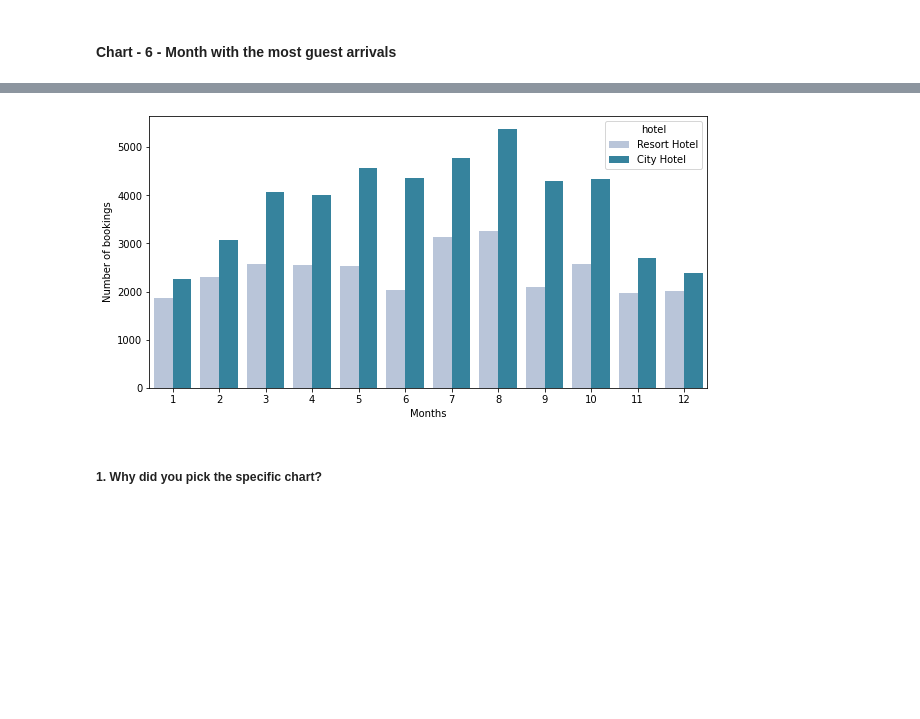
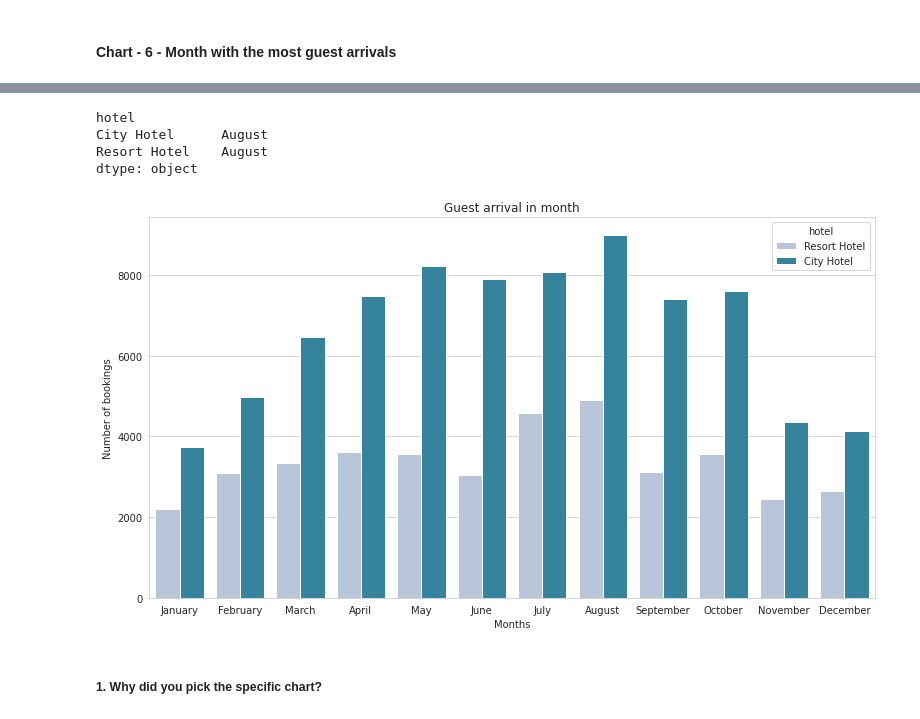
Before and after one commit to ansarshaikh95/EDA-Hotel-booking-analysis, a Jupyter notebook: EDA_Hotel_booking_Analysis.ipynb, the cells around one changed output, grey strips where cells are left out. Cells and saved outputs as stored; diff of their text form; code cells hidden in the pictures; blank space fills up the shorter version.

```diff
--- a/EDA_Hotel_booking_Analysis.ipynb
+++ b/EDA_Hotel_booking_Analysis.ipynb
@@ -910,18 +901,0 @@ df['kids'] = df['children'] + df['babies']
-# %%
-# Creating total_members column
-
-df['total_members'] = df['kids'] + df['adults']
-# %%
-# Total nights per booking
-
-df['total_nights'] = df['stays_in_week_nights'] + df['stays_in_weekend_nights']
-# %%
-# Changing arrival_date_month column to show month number instead of month name
-
-import datetime as dt
-
-df['arrival_date_month'] = df['arrival_date'].dt.month
-# %%
-# Creating family column
-
-df['family'] = np.where(df['kids'] > 0, '1', '0')
@@ -936,17 +902,52 @@ canceled_bookings = df[df['is_canceled'] == '1']
+# %%
+# Group the data by hotel and arrival month and sum the adults and children columns
+monthly_guests = df.groupby(['hotel', 'arrival_date_month'])[['adults', 'children']].sum()
+
+# Add a column for the total number of guests
+monthly_guests['total_guests'] = monthly_guests['adults'] + monthly_guests['children']
+
+# Reset the index to make hotel and month columns into regular columns
+monthly_guests = monthly_guests.reset_index()
+
+# Pivot the data to make the months into columns and the hotels into rows
+monthly_guests_pivot = monthly_guests.pivot(index='arrival_date_month', columns='hotel', values='total_guests')
+
+# Reorder the months from January to December
+month_order = ['January', 'February', 'March', 'April', 'May', 'June', 'July', 'August', 'September', 'October', 'November', 'December']
+monthly_guests_pivot = monthly_guests_pivot.reindex(month_order)
+
+# Print out the month with the highest number of guests for each hotel
+print(monthly_guests_pivot.idxmax())
+# %% [output]
+hotel
+City Hotel      August
+Resort Hotel    August
+dtype: object
 # %%
 # Chart - 6 visualization code
 
-plt.figure(figsize = (10, 5))
+# Setting figure size
+plt.figure(figsize = (13, 7))
 
-sns.countplot(x = 'arrival_date_month', data = confirmed_bookings, hue = 'hotel', palette = 'PuBuGn')
+# Setting up month order
+month_order = ['January', 'February', 'March', 'April', 'May', 'June', 'July', 'August', 'September', 'October', 'November', 'December']
 
+#Plotting countplot for most guest arrrival in month
+sns.countplot(x='arrival_date_month', hue='hotel', data=df, order=month_order, palette = 'PuBuGn')
+
+# Adding title
+plt.title("Guest arrival in month")
+
+#Setting the x-axis label
 plt.xlabel('Months')
 
+#Setting the y-axis label
 plt.ylabel('Number of bookings')
 
+#Display the plot
 plt.show()
 # %% [output]
-[figure, old version]
+[figure, new version]
 # %% [markdown]
 ##### 1. Why did you pick the specific chart?
 # %% [markdown]
```
Also changed, not shown: parts of 67 cells of this notebook.
